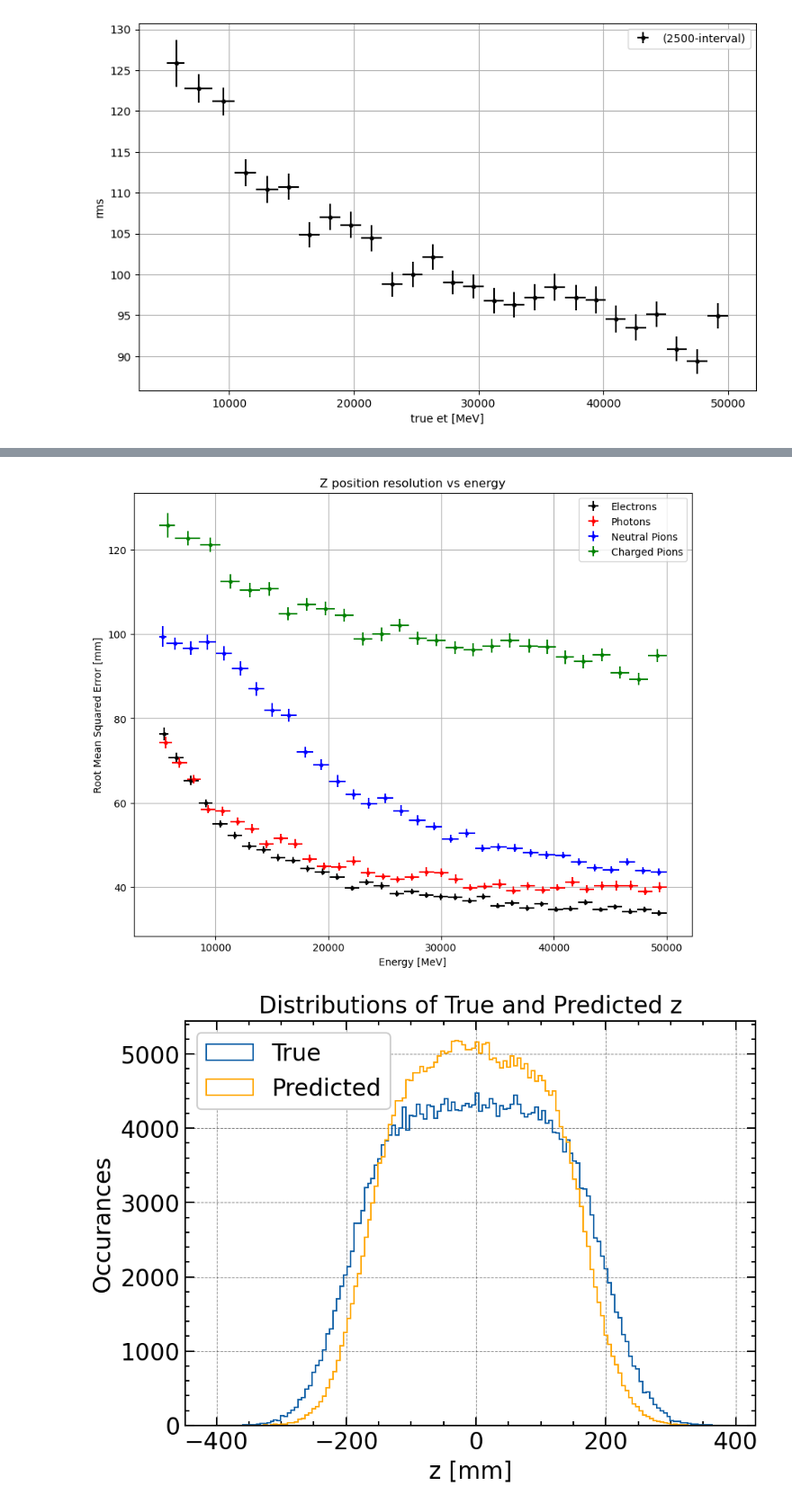
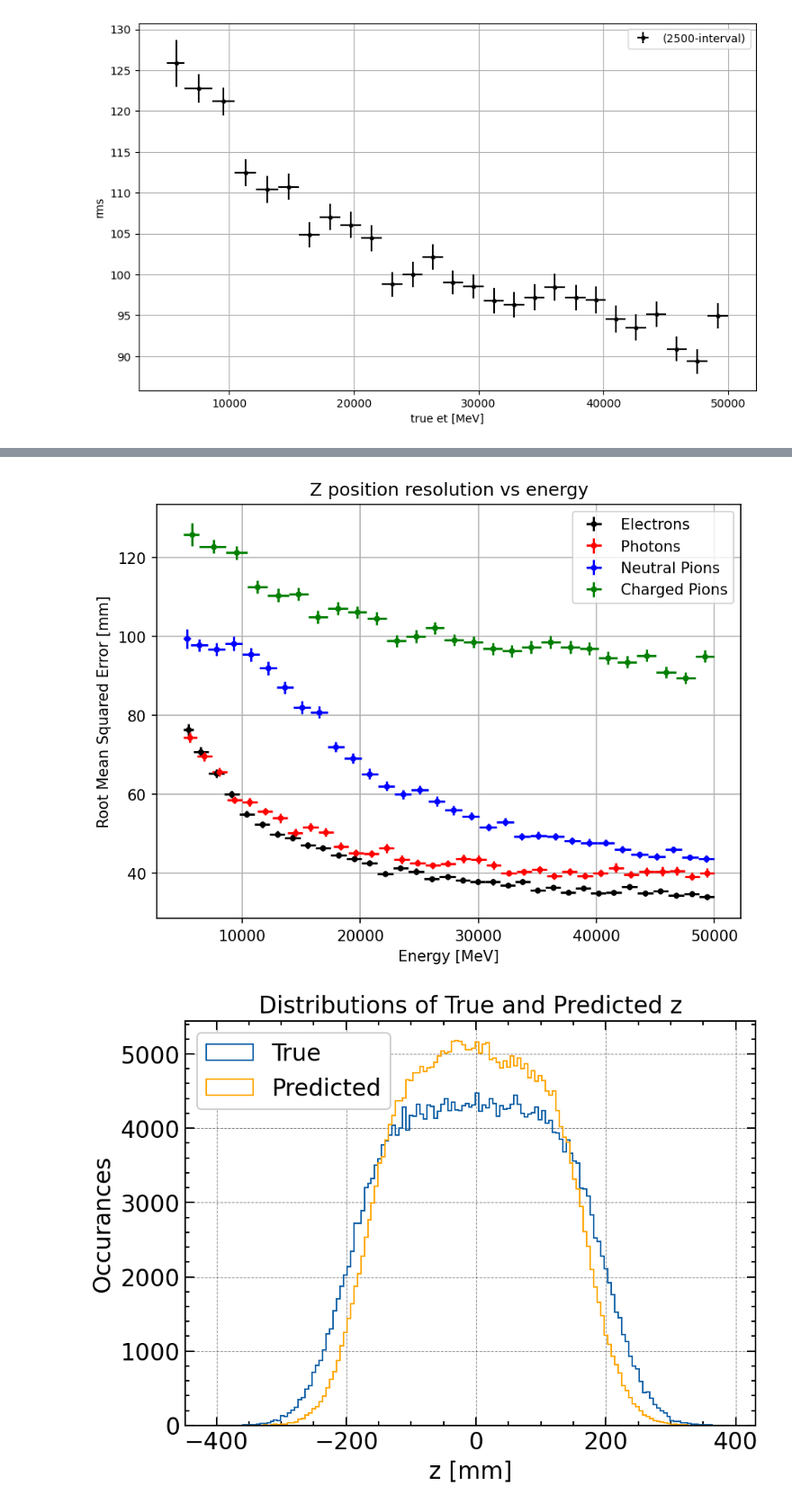
Before and after one commit to p-mucha/ML-for-ATLAS-Hardware-Trigger-at-HL-LHC-in-HH-4b, a Jupyter notebook: notebooks/11.0-pm-quantisation.ipynb, the cells around one changed output, grey strips where cells are left out. Shown at 90% size. Drawn from its saved outputs; the diff is of its cells as text; code cells hidden in the pictures.

```diff
--- a/notebooks/11.0-pm-quantisation.ipynb
+++ b/notebooks/11.0-pm-quantisation.ipynb
@@ -583,31 +603,31 @@ x_pi_char, y_pi_char, x_u_pi_char, u_pi_char = utils.plot_avg(
 # %%
-plt.figure(figsize=(10, 8))
+plt.figure(figsize=(7, 5), dpi=150)
 plt.errorbar(x_e, y_e, xerr=x_u_e, yerr=u_e, fmt=".", label="Electrons", color="k")
 plt.errorbar(x_p, y_p, xerr=x_u_p, yerr=u_p, fmt=".", label="Photons", color="r")
 plt.errorbar(
     x_pi0, y_pi0, xerr=x_u_pi0, yerr=u_pi0, fmt=".", label="Neutral Pions", color="b"
 )
 plt.errorbar(
     x_pi_char,
     y_pi_char,
     xerr=x_u_pi_char,
     yerr=u_pi_char,
     fmt=".",
     label="Charged Pions",
     color="g",
 )
 
 
 # Adding labels and title
 plt.xlabel("Energy [MeV]")
 plt.ylabel("Root Mean Squared Error [mm]")
 plt.title("Z position resolution vs energy")
 
 plt.legend()
 plt.grid()
 plt.show()
 # %% [output]
-[figure, old version]
+[figure, new version]
 # %%
 Y_test = experiment.y_test
 Y_pred = experiment.y_pred
```
Also changed, not shown: parts of 6 cells of this notebook, 5 other files.
